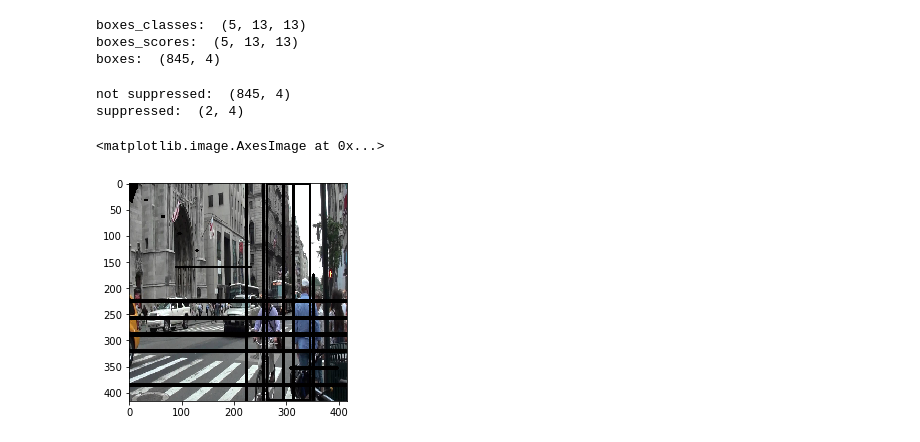
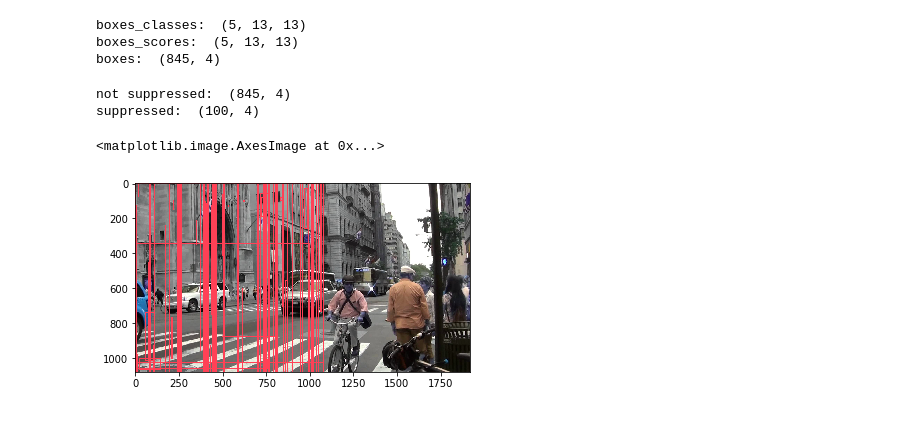
Before and after one commit to IvanHahan/Face_Detection, a Jupyter notebook: Face_Detection.ipynb, the cells around one changed output. Saved outputs shown, nothing was run; the diff lists cells and outputs as text; code cells hidden in the pictures.

```diff
--- a/Face_Detection.ipynb
+++ b/Face_Detection.ipynb
@@ -150,16 +165,16 @@ def sigmoid(x):
     return 1 / (1 + np.exp(-x))
 # %%
 def parse_netout(netout):
-    boxes_confidences = np.array([netout[:,:,i*BOX] for i in range(ANCHORS)])
-    boxes = np.array([netout[:,:,(i*BOX + 1) : (i*BOX + 5)] for i in range(ANCHORS)])
+    boxes_confidences = np.array([netout[:,:,i*BOX + 5] for i in range(ANCHORS)])
+    boxes = np.array([netout[:,:,(i*BOX) : (i*BOX + 4)] for i in range(ANCHORS)])
     boxes_class_probs = np.array([netout[:,:,(i*BOX + 5) : (i*BOX + BOX)] for i in range(ANCHORS)])
     boxes_confs_flat = np.reshape(boxes_confidences,
                                   (boxes_confidences.shape[0],
-                                   boxes_confidences.shape[1]*boxes_confidences.shape[2]))
+                                   -1))
     boxes_confs_flat = np.expand_dims(boxes_confs_flat, axis=-1)
     boxes_class_probs_flat = np.reshape(boxes_class_probs,
                                   (boxes_class_probs.shape[0],
-                                   boxes_class_probs.shape[1]*boxes_class_probs.shape[2],
+                                   -1,
                                    boxes_class_probs.shape[3]))
     boxes_scores_flat = np.array([boxes_confs_flat[i] * boxes_class_probs_flat[i] for i in range(ANCHORS)])
     boxes_scores = np.reshape(boxes_scores_flat, (boxes_class_probs.shape[0],
@@ -170,18 +185,21 @@ def parse_netout(netout):
     boxes_classes = np.argmax(boxes_scores, axis=-1)
     boxes_scores = np.take(boxes_scores, boxes_classes)
 
+    W, H, _ = netout.shape
+
+    for row in range(W):
+        for col in range(H):
+            for b in range(ANCHORS):
+                boxes[b, row, col, 0] = (sigmoid(boxes[b, row, col, 0]) + col) / W
+                boxes[b, row, col, 1] = (sigmoid(boxes[b, row, col, 1]) + row) / H
+                boxes[b, row, col, 2] = anchors[b*2] * np.exp(boxes[b, row, col, 2]) / W
+                boxes[b, row, col, 3] = anchors[b*2 + 1] * np.exp(boxes[b, row, col, 3]) / H
+                if boxes[b, row, col, 2] == float('inf'):
+                    boxes[b, row, col, 2] = 90000
+                if boxes[b, row, col, 3] == float('inf'):
+                    boxes[b, row, col, 3] = 90000
+
     adjusted_boxes = np.reshape(boxes, (-1, boxes.shape[-1]))
-    for row in range(GRID):
-        for col in range(GRID):
-            for b in range(ANCHORS):
-                adjusted_boxes[row*col*b, 0] = sigmoid(boxes[b, row, col, 0]) + CELL_WIDTH * row#boxes_xy[b, row, col, 0]#sigmoid(boxes_xy[b, row, col, 0]) + CELL_WIDTH * col
-                adjusted_boxes[row*col*b, 1] = sigmoid(boxes[b, row, col, 1]) + CELL_WIDTH * row#boxes_xy[b, row, col, 1]#sigmoid(boxes_xy[b, row, col, 1]) + CELL_WIDTH * row
-                adjusted_boxes[row*col*b, 2] = anchors[b*2] * np.exp(boxes[b, row, col, 2])#boxes_wh[b, row, col, 0]#anchors[b*2] * np.exp(boxes_xy[b, row, col, 1])
-                adjusted_boxes[row*col*b, 3] = anchors[b*2 + 1] * np.exp(boxes[b, row, col, 3])#boxes_wh[b, row, col, 1]#anchors[b*2 + 1] * np.exp(boxes_wh[b, row, col, 1])
-                if adjusted_boxes[row*col*b, 2] == float('inf'):
-                    adjusted_boxes[row*col*b, 2] = 90000
-                if adjusted_boxes[row*col*b, 3] == float('inf'):
-                    adjusted_boxes[row*col*b, 3] = 90000
 
     adjusted_boxes[:,0] = adjusted_boxes[:,0] - adjusted_boxes[:,2] / 2
     adjusted_boxes[:,1] = adjusted_boxes[:,1] - adjusted_boxes[:,3] / 2
@@ -202,6 +220,7 @@ boxes:  (845, 4)
 # %%
 def non_max_suppression_fast(boxes, overlapThresh):
     # if there are no boxes, return an empty list
+    return boxes[0:100]
     if len(boxes) == 0:
         return []
 
@@ -263,16 +282,16 @@ suppressed = non_max_suppression_fast(boxes, 0.5)
 print("suppressed: ", suppressed.shape)
 # %% [output]
 not suppressed:  (845, 4)
-suppressed:  (2, 4)
+suppressed:  (100, 4)
 # %%
 def netout_to_boxes(netout, anchors):
     _,_,boxes = parse_netout(netout)
-    return non_max_suppression_fast(boxes, 0.5)
+    return non_max_suppression_fast(boxes, 0.9)
 # %%
 def frame_func(image):
     resized = cv2.resize(image, (IMAGE_W, IMAGE_W)) / 255.
     batch = np.expand_dims(resized, axis=0)
-    out = model.predict(batch)
-    boxes = netout_to_boxes(out[0], anchors)
-    return draw_box(boxes,resized,[[0,IMAGE_W],[0,IMAGE_W]])
+    out = model.predict(batch)[0]
+    boxes = netout_to_boxes(out, anchors)
+    return draw_box(boxes,image)
 # %%
@@ -293,8 +326,8 @@ def draw_box(boxes,im,crop_dim):
 
     return imgcv
 # %%
-image = plt.imread('street.jpg')
+image = cv2.imread('street.jpg')
 plt.imshow(frame_func(image))
 # %% [output]
 <matplotlib.image.AxesImage at 0x...>
-[figure, old version]
+[figure, new version]
```
Also changed, not shown: parts of 10 cells of this notebook, 54 other files.
